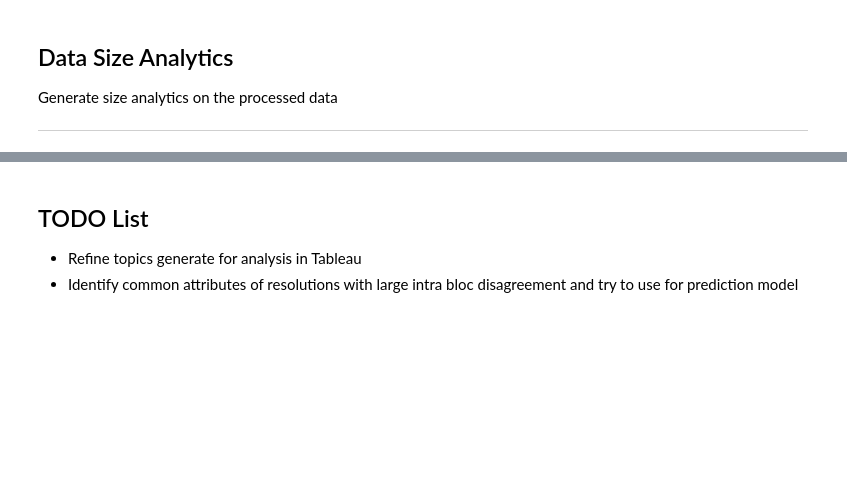
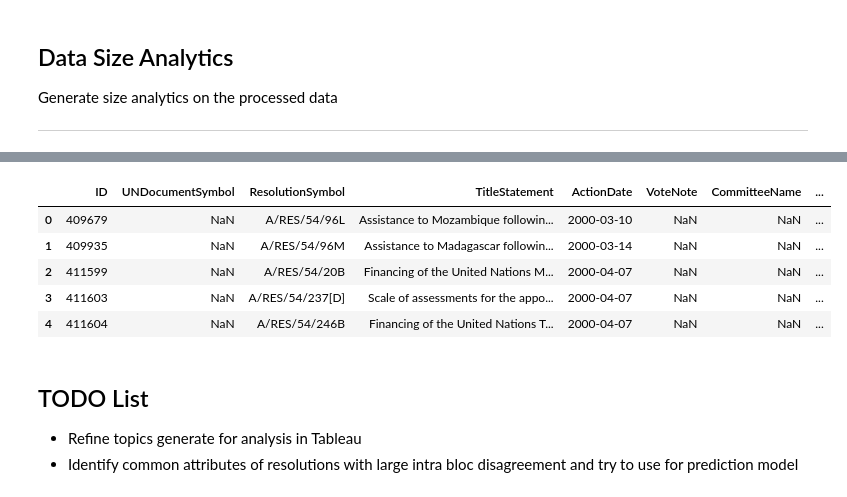
Before and after one commit to KingJohn1024/united-nations-general-assembly-voting, a Jupyter notebook: UN GA Voting Analysis.ipynb, the cells around one changed output, grey strips where cells are left out. Cells and saved outputs as stored; diff of their text form; code cells hidden in the pictures; blank space fills up the shorter version.

```diff
--- a/UN GA Voting Analysis.ipynb
+++ b/UN GA Voting Analysis.ipynb
@@ -1003,3 +1013,12 @@ sf.style.format({'Count': '{:,.0f}', 'Size (MB)': '{:,.2f}'})
+# %%
+df.head()
+# %% [output]
+|  | ID | UNDocumentSymbol | ResolutionSymbol | TitleStatement | ActionDate | VoteNote | CommitteeName | ... |
+| 0 | 409679 | NaN | A/RES/54/96L | Assistance to Mozambique followin... | 2000-03-10 | NaN | NaN | ... |
+| 1 | 409935 | NaN | A/RES/54/96M | Assistance to Madagascar followin... | 2000-03-14 | NaN | NaN | ... |
+| 2 | 411599 | NaN | A/RES/54/20B | Financing of the United Nations M... | 2000-04-07 | NaN | NaN | ... |
+| 3 | 411603 | NaN | A/RES/54/237[D] | Scale of assessments for the appo... | 2000-04-07 | NaN | NaN | ... |
+| 4 | 411604 | NaN | A/RES/54/246B | Financing of the United Nations T... | 2000-04-07 | NaN | NaN | ... |
 # %%
 from tableauhyperapi import HyperProcess, Telemetry, Connection, TableName
 with HyperProcess(telemetry=Telemetry.SEND_USAGE_DATA_TO_TABLEAU ) as hyper:
```
Also changed, not shown: parts of 8 cells of this notebook, 2 other files.
